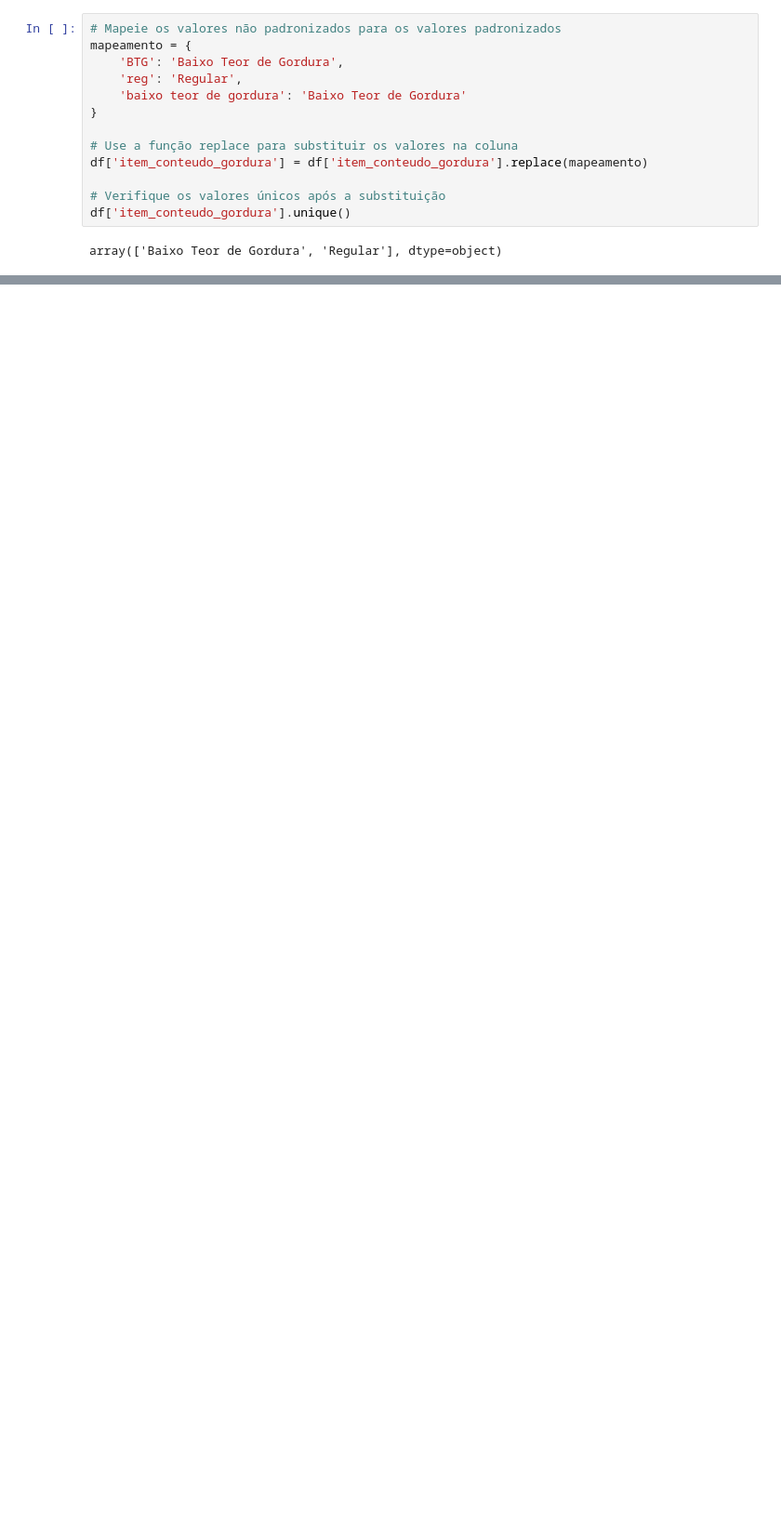
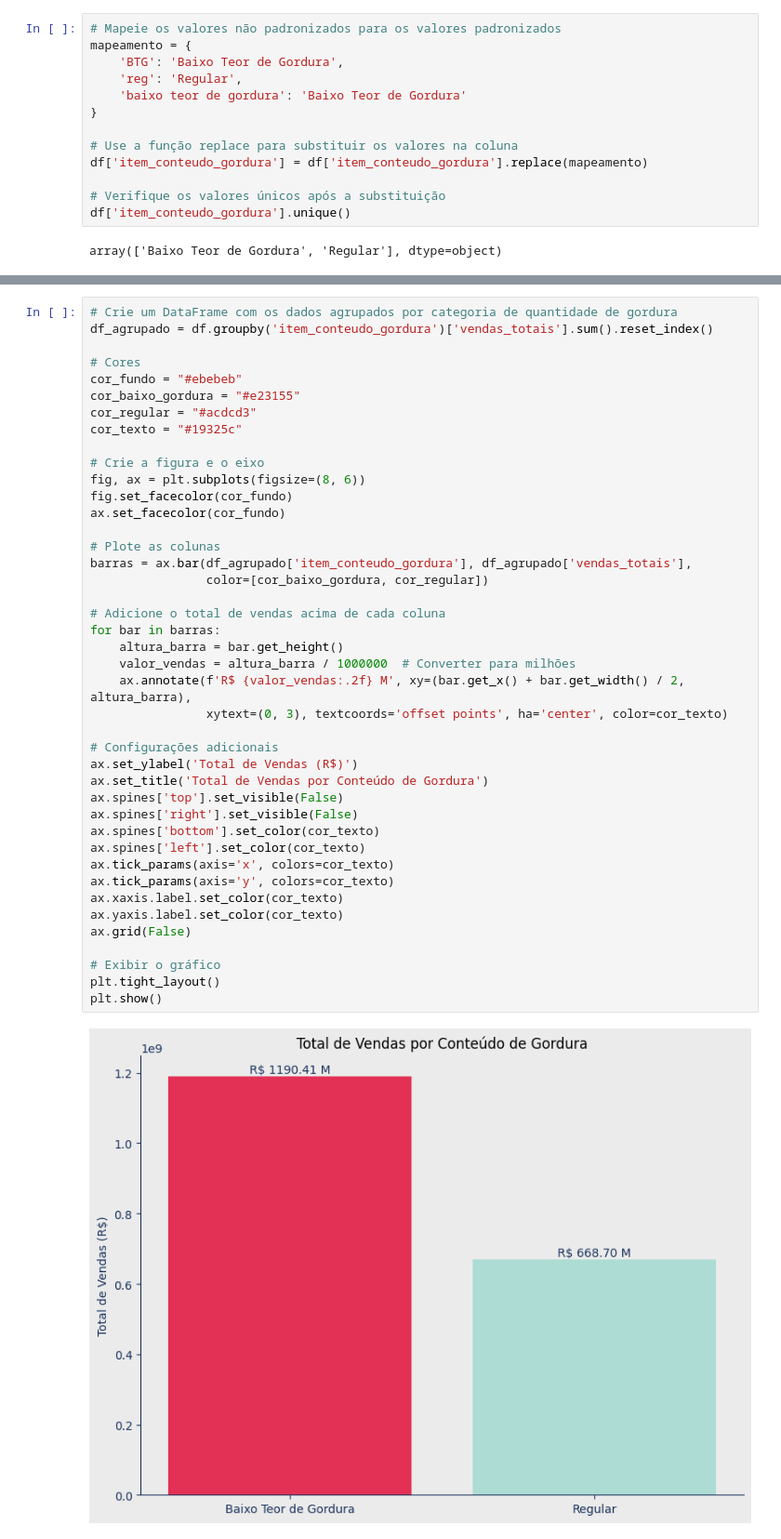
Before and after one commit to ingridalvesz/data-analysis-py, a Jupyter notebook: data_analysis.ipynb, the cells around one changed output, grey strips where cells are left out. Shown at 93% size. Saved outputs shown, nothing was run; the diff lists cells and outputs as text; blank space fills up the shorter version.

```diff
--- a/data_analysis.ipynb
+++ b/data_analysis.ipynb
@@ -221,0 +354,44 @@ array(['Baixo Teor de Gordura', 'Regular'], dtype=object)
+# %%
+# Crie um DataFrame com os dados agrupados por categoria de quantidade de gordura
+df_agrupado = df.groupby('item_conteudo_gordura')['vendas_totais'].sum().reset_index()
+
+# Cores
+cor_fundo = "#ebebeb"
+cor_baixo_gordura = "#e23155"
+cor_regular = "#acdcd3"
+cor_texto = "#19325c"
+
+# Crie a figura e o eixo
+fig, ax = plt.subplots(figsize=(8, 6))
+fig.set_facecolor(cor_fundo)
+ax.set_facecolor(cor_fundo)
+
+# Plote as colunas
+barras = ax.bar(df_agrupado['item_conteudo_gordura'], df_agrupado['vendas_totais'],
+                color=[cor_baixo_gordura, cor_regular])
+
+# Adicione o total de vendas acima de cada coluna
+for bar in barras:
+    altura_barra = bar.get_height()
+    valor_vendas = altura_barra / 1000000  # Converter para milhões
+    ax.annotate(f'R$ {valor_vendas:.2f} M', xy=(bar.get_x() + bar.get_width() / 2, altura_barra),
+                xytext=(0, 3), textcoords='offset points', ha='center', color=cor_texto)
+
+# Configurações adicionais
+ax.set_ylabel('Total de Vendas (R$)')
+ax.set_title('Total de Vendas por Conteúdo de Gordura')
+ax.spines['top'].set_visible(False)
+ax.spines['right'].set_visible(False)
+ax.spines['bottom'].set_color(cor_texto)
+ax.spines['left'].set_color(cor_texto)
+ax.tick_params(axis='x', colors=cor_texto)
+ax.tick_params(axis='y', colors=cor_texto)
+ax.xaxis.label.set_color(cor_texto)
+ax.yaxis.label.set_color(cor_texto)
+ax.grid(False)
+
+# Exibir o gráfico
+plt.tight_layout()
+plt.show()
+# %% [output]
+[figure, added]
```
Also changed, not shown: parts of 4 cells of this notebook.
